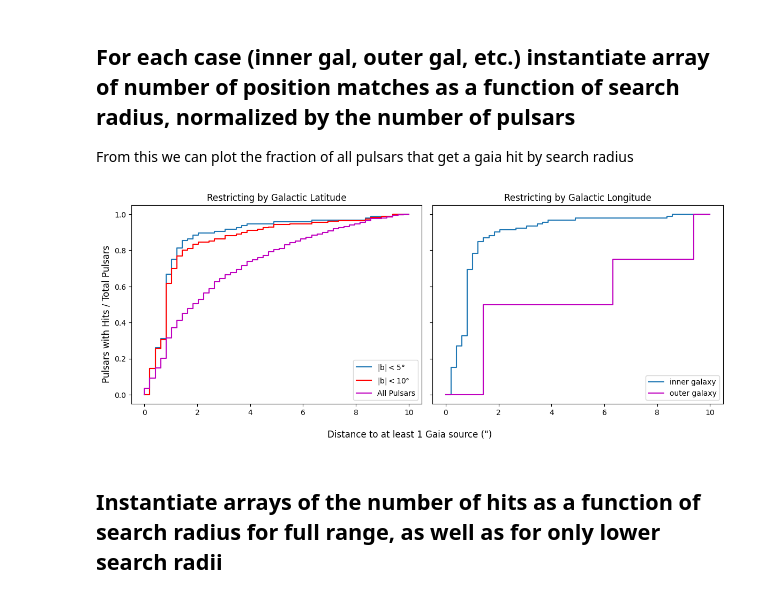
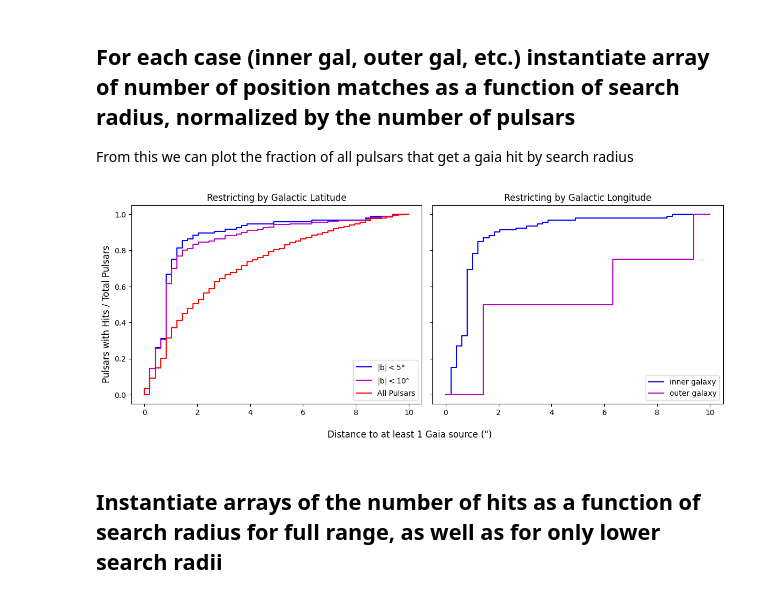
Before and after one commit to AnnikaDeutsch/Binary-Pulsar-Distances, a Jupyter notebook: Binary_Pulsar_Distances/translated_positions_check.ipynb, the cells around one changed output. Saved outputs shown, nothing was run; the diff lists cells and outputs as text; code cells hidden in the pictures.

```diff
--- a/Binary_Pulsar_Distances/translated_positions_check.ipynb
+++ b/Binary_Pulsar_Distances/translated_positions_check.ipynb
@@ -14,3 +24,13 @@ import eliminating
+# %%
+#Set Matplotlib style parameters for dark background
+rcParams['figure.facecolor'] = 'white'  # Dark background color
+rcParams['axes.facecolor'] = 'white'
+rcParams['axes.edgecolor'] = 'black'
+rcParams['axes.labelcolor'] = 'black'
+rcParams['xtick.color'] = 'black'
+rcParams['ytick.color'] = 'black'
+rcParams['text.color'] = 'black'
+rcParams['axes.titlecolor'] = 'black'
 # %% [markdown]
 Table not saving properly, have to debug get_matches and psr_to_gaia a bit
 # %%
@@ -122,19 +142,19 @@ NameError: name 'table' is not defined
 # %% [markdown]
 ## Table of source separations for each pulsar/Gaia source pair
 # %%
-npz = np.load('/home/billee/Binary-Pulsar-Distances/Binary_Pulsar_Distances/matches_10arcsec_11-1.npz', allow_pickle=True)
+npz = np.load('/home/billee/Binary-Pulsar-Distances/Binary_Pulsar_Distances/cross-matches/matches_10arcsec_11-1_sourceseps.npz', allow_pickle=True)
 table = Table(npz['arr_0'])
 # %%
 # SkyCoord for each pulsar and Gaia source, respectively
 psr_pos = SkyCoord(table['Pulsar RA'], table['Pulsar DEC'], frame = 'icrs', unit =(u.hourangle, u.deg))
 source_pos = SkyCoord(table['ra'], table['dec'], frame = 'icrs', unit= (u.deg, u.deg))
 
-source_seps = []
-first_time = True
-# table of the sky separations for each pulsar and Gaia source pair
-for k in range(len(table)):
-    if first_time:
-        source_seps.insert(0,psr_pos[k].separation(source_pos[k]))
-        first_time = False
-    else:
-        source_seps.append(psr_pos[k].separation(source_pos[k]))
+# source_seps = []
+# first_time = True
+# # table of the sky separations for each pulsar and Gaia source pair
+# for k in range(len(table)):
+#     if first_time:
+#         source_seps.insert(0,psr_pos[k].separation(source_pos[k]))
+#         first_time = False
+#     else:
+#         source_seps.append(psr_pos[k].separation(source_pos[k]))
@@ -194,11 +199,11 @@ for d in range(len(psrs_with_hits)):
         if table['Companion Pulsar'][c] == psrs_with_hits[d]:
             if first_time:
                 first_time = False
-                minimum = source_seps[c].to_value(u.arcsec)
+                minimum = Angle(table['source_seps'][c], unit=u.deg).arcsec
                 min_id = table['source_id'][c]
             else:
-                if source_seps[c].to_value(u.arcsec) < minimum:
-                    minimum = source_seps[c].to_value(u.arcsec)
+                if Angle(table['source_seps'][c], unit=u.deg).arcsec < minimum:
+                    minimum = Angle(table['source_seps'][c], unit=u.deg).arcsec
                     min_id = table['source_id'][c]
     mins[d] = minimum
     min_ids[d] = min_id
@@ -306,38 +311,38 @@ for e in range(len(dist_to_one_psr)):
             num += 1
     n_psr_norm_inner[e] = num/len(inner_gal['Pulsars with Hits']) # number of psrs with at least one Gaia source normalized but total number of pulsars with hits
 
 n_psr_norm_outer = np.zeros(len(dist_to_one_psr)) # table that will hold the y-values corresponding to each x-value
 # for loop that iterates through each possible Gaia-psr separation and counts how many pulsars have a minimum separation less than or equal to that value
 for e in range(len(dist_to_one_psr)):
     num = 0
     for f in range(len(outer_gal['Distance to at least 1 hit'])):
         if outer_gal['Distance to at least 1 hit'][f] < dist_to_one_psr[e]:
             num += 1
     n_psr_norm_outer[e] = num/len(outer_gal['Pulsars with Hits']) # number of psrs with at least one Gaia source normalized but total number of pulsars with hits
 
 # plot values
 fig, (ax1, ax2) = plt.subplots(1, 2, sharey=True, figsize= (12.0, 4.8))
-ax1.step(dist_to_one_psr, n_psr_norm5, label= r'|b|$ < 5 \degree$')
-ax1.step(dist_to_one_psr, n_psr_norm10, label= r'|b|$ < 10 \degree$', color= 'r')
-ax1.step(dist_to_one_psr, n_psr_norm, label= 'All Pulsars', color= 'm')
+ax1.step(dist_to_one_psr, n_psr_norm5, label= r'|b|$ < 5 \degree$', color= 'b')
+ax1.step(dist_to_one_psr, n_psr_norm10, label= r'|b|$ < 10 \degree$', color= 'm')
+ax1.step(dist_to_one_psr, n_psr_norm, label= 'All Pulsars', color= 'r')
 # ax1.set_xlabel('Distance to at least 1 Gaia source (")')
 # ax1.set_ylabel('Pulsars with Hits / Total Pulsars')
 ax1.set_title('Restricting by Galactic Latitude')
 ax1.legend()
 
-ax2.step(dist_to_one_psr, n_psr_norm_inner, label= 'inner galaxy')
+ax2.step(dist_to_one_psr, n_psr_norm_inner, label= 'inner galaxy', color= 'b')
 ax2.step(dist_to_one_psr, n_psr_norm_outer, label= 'outer galaxy', color= 'm')
 # ax2.set_xlabel('Distance to at least 1 Gaia source (")')
 # ax2.set_ylabel('Pulsars with Hits / Total Pulsars')
 ax2.set_title('Restricting by Galactic Longitude')
 ax2.legend()
 
 #fig.suptitle('Fraction of all Pulsars with Hits to 10 "')
 fig.supylabel('Pulsars with Hits / Total Pulsars')
 fig.supxlabel('Distance to at least 1 Gaia source (")')
 fig.tight_layout()
 # %% [output]
-[figure, old version]
+[figure, new version]
 # %% [markdown]
 ## Instantiate arrays of the number of hits as a function of search radius for full range, as well as for only lower search radii
 # %%
```
Also changed, not shown: parts of 9 cells of this notebook, 11 other files.
